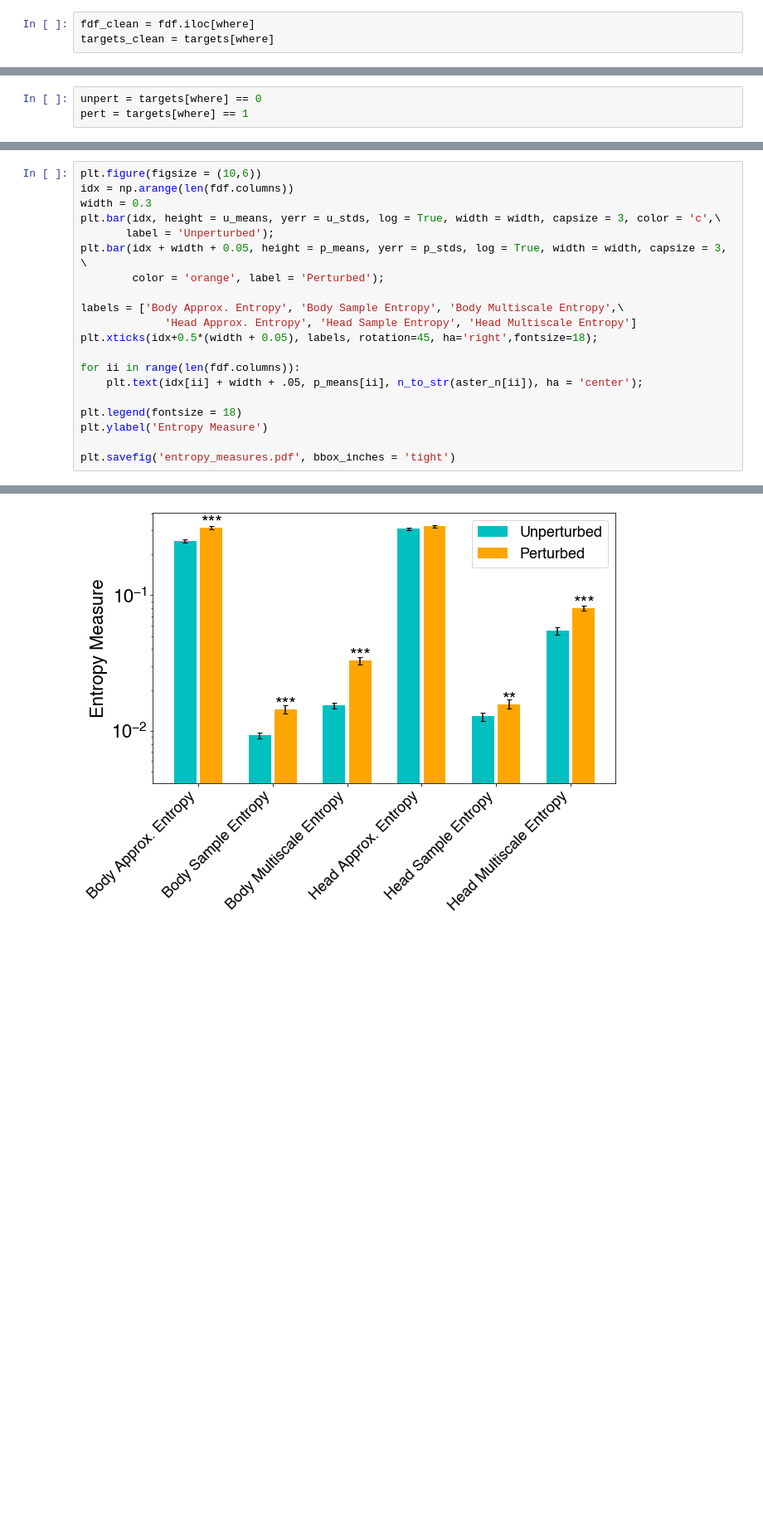
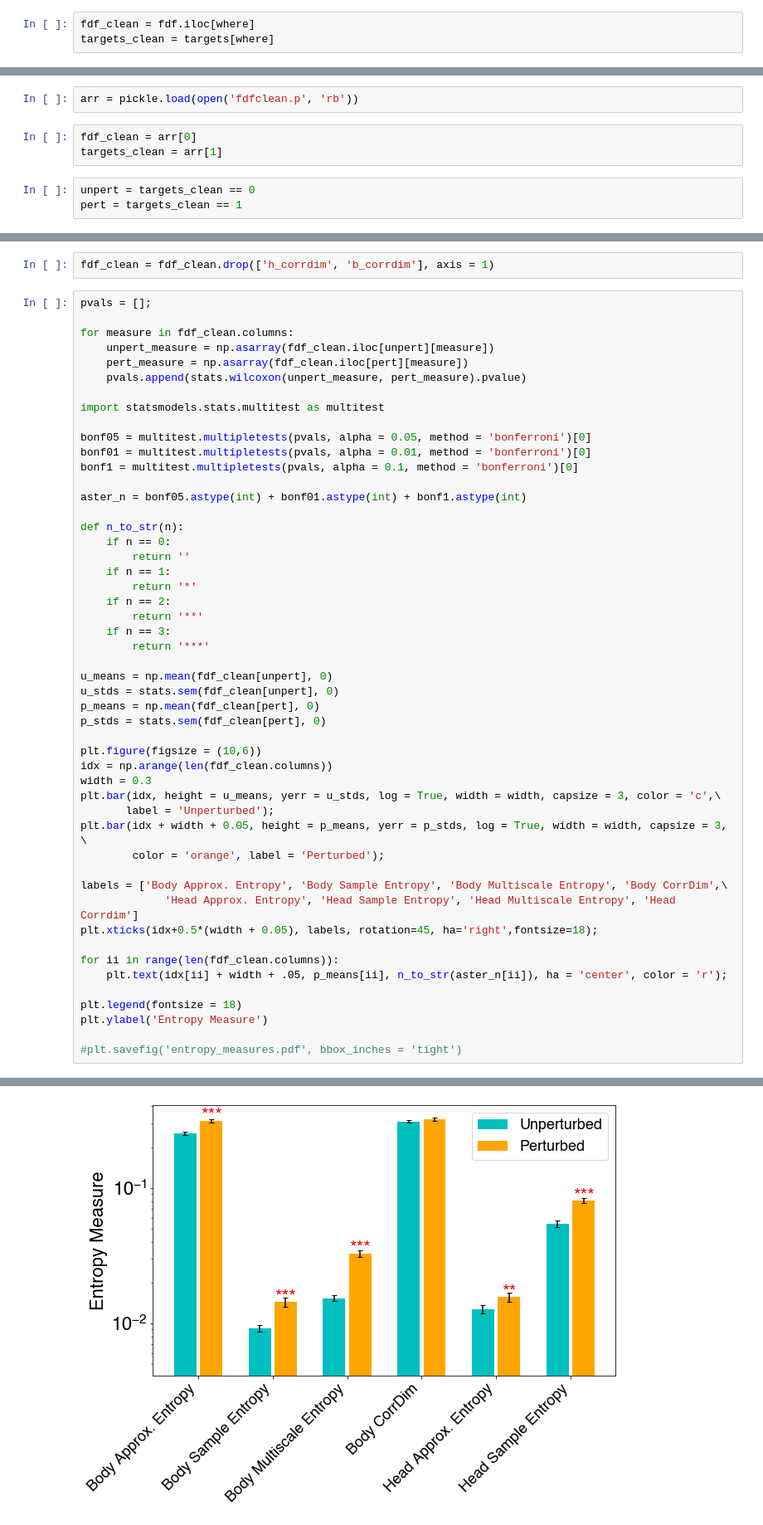
Before and after one commit to vedantchandra/hsl_python, a Jupyter notebook: Apara Shimmer Sandbox.ipynb, the cells around one changed output, grey strips where cells are left out. Shown at 83% size. Drawn from its saved outputs; the diff is of its cells as text; blank space fills up the shorter version.

```diff
--- a/Apara Shimmer Sandbox.ipynb
+++ b/Apara Shimmer Sandbox.ipynb
@@ -306,3 +391,8 @@ targets_clean = targets[where]
+# %%
+arr = pickle.load(open('fdfclean.p', 'rb'))
+# %%
+fdf_clean = arr[0]
+targets_clean = arr[1]
 # %%
-unpert = targets[where] == 0
-pert = targets[where] == 1
+unpert = targets_clean == 0
+pert = targets_clean == 1
@@ -344,21 +401,53 @@ p_stds = stats.sem(fdf_clean[pert], 0)
+# %%
+fdf_clean = fdf_clean.drop(['h_corrdim', 'b_corrdim'], axis = 1)
 # %%
+pvals = [];
+
+for measure in fdf_clean.columns:
+    unpert_measure = np.asarray(fdf_clean.iloc[unpert][measure])
+    pert_measure = np.asarray(fdf_clean.iloc[pert][measure])
+    pvals.append(stats.wilcoxon(unpert_measure, pert_measure).pvalue)
+
+import statsmodels.stats.multitest as multitest
+
+bonf05 = multitest.multipletests(pvals, alpha = 0.05, method = 'bonferroni')[0]
+bonf01 = multitest.multipletests(pvals, alpha = 0.01, method = 'bonferroni')[0]
+bonf1 = multitest.multipletests(pvals, alpha = 0.1, method = 'bonferroni')[0]
+
+aster_n = bonf05.astype(int) + bonf01.astype(int) + bonf1.astype(int)
+
+def n_to_str(n):
+    if n == 0:
+        return ''
+    if n == 1:
+        return '*'
+    if n == 2:
+        return '**'
+    if n == 3:
+        return '***'
+
+u_means = np.mean(fdf_clean[unpert], 0)
+u_stds = stats.sem(fdf_clean[unpert], 0)
+p_means = np.mean(fdf_clean[pert], 0)
+p_stds = stats.sem(fdf_clean[pert], 0)
+
 plt.figure(figsize = (10,6))
-idx = np.arange(len(fdf.columns))
+idx = np.arange(len(fdf_clean.columns))
 width = 0.3
 plt.bar(idx, height = u_means, yerr = u_stds, log = True, width = width, capsize = 3, color = 'c',\
        label = 'Unperturbed');
 plt.bar(idx + width + 0.05, height = p_means, yerr = p_stds, log = True, width = width, capsize = 3, \
         color = 'orange', label = 'Perturbed');
 
-labels = ['Body Approx. Entropy', 'Body Sample Entropy', 'Body Multiscale Entropy',\
-             'Head Approx. Entropy', 'Head Sample Entropy', 'Head Multiscale Entropy']
+labels = ['Body Approx. Entropy', 'Body Sample Entropy', 'Body Multiscale Entropy', 'Body CorrDim',\
+             'Head Approx. Entropy', 'Head Sample Entropy', 'Head Multiscale Entropy', 'Head Corrdim']
 plt.xticks(idx+0.5*(width + 0.05), labels, rotation=45, ha='right',fontsize=18);
 
-for ii in range(len(fdf.columns)):
-    plt.text(idx[ii] + width + .05, p_means[ii], n_to_str(aster_n[ii]), ha = 'center');
+for ii in range(len(fdf_clean.columns)):
+    plt.text(idx[ii] + width + .05, p_means[ii], n_to_str(aster_n[ii]), ha = 'center', color = 'r');
 
 plt.legend(fontsize = 18)
 plt.ylabel('Entropy Measure')
 
-plt.savefig('entropy_measures.pdf', bbox_inches = 'tight')
+#plt.savefig('entropy_measures.pdf', bbox_inches = 'tight')
 # %% [output]
@@ -365 +455 @@ plt.savefig('entropy_measures.pdf', bbox_inches = 'tight')
-[figure, old version]
+[figure, new version]
```
Also changed, not shown: parts of 25 cells of this notebook, 5 other files.
